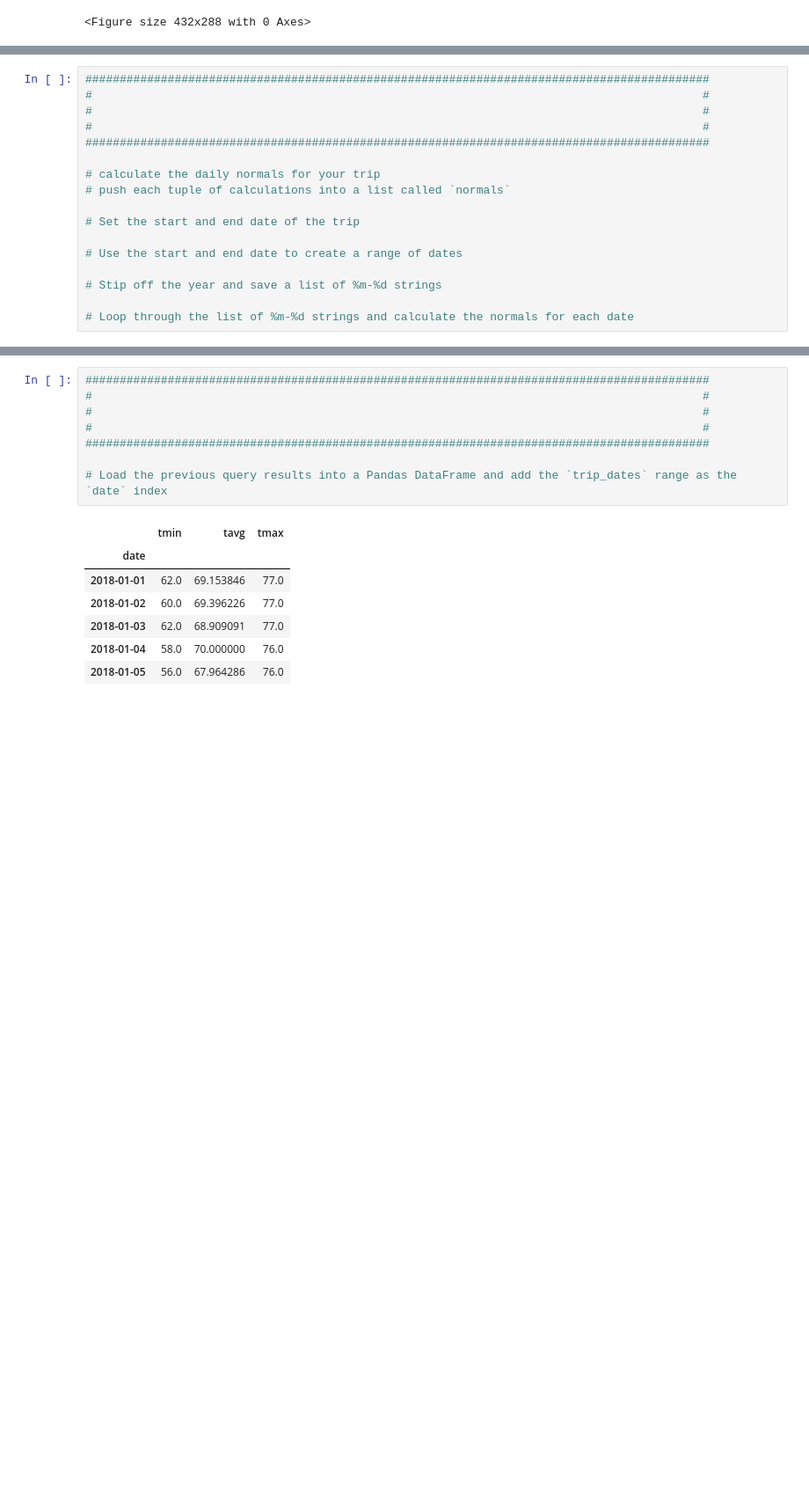
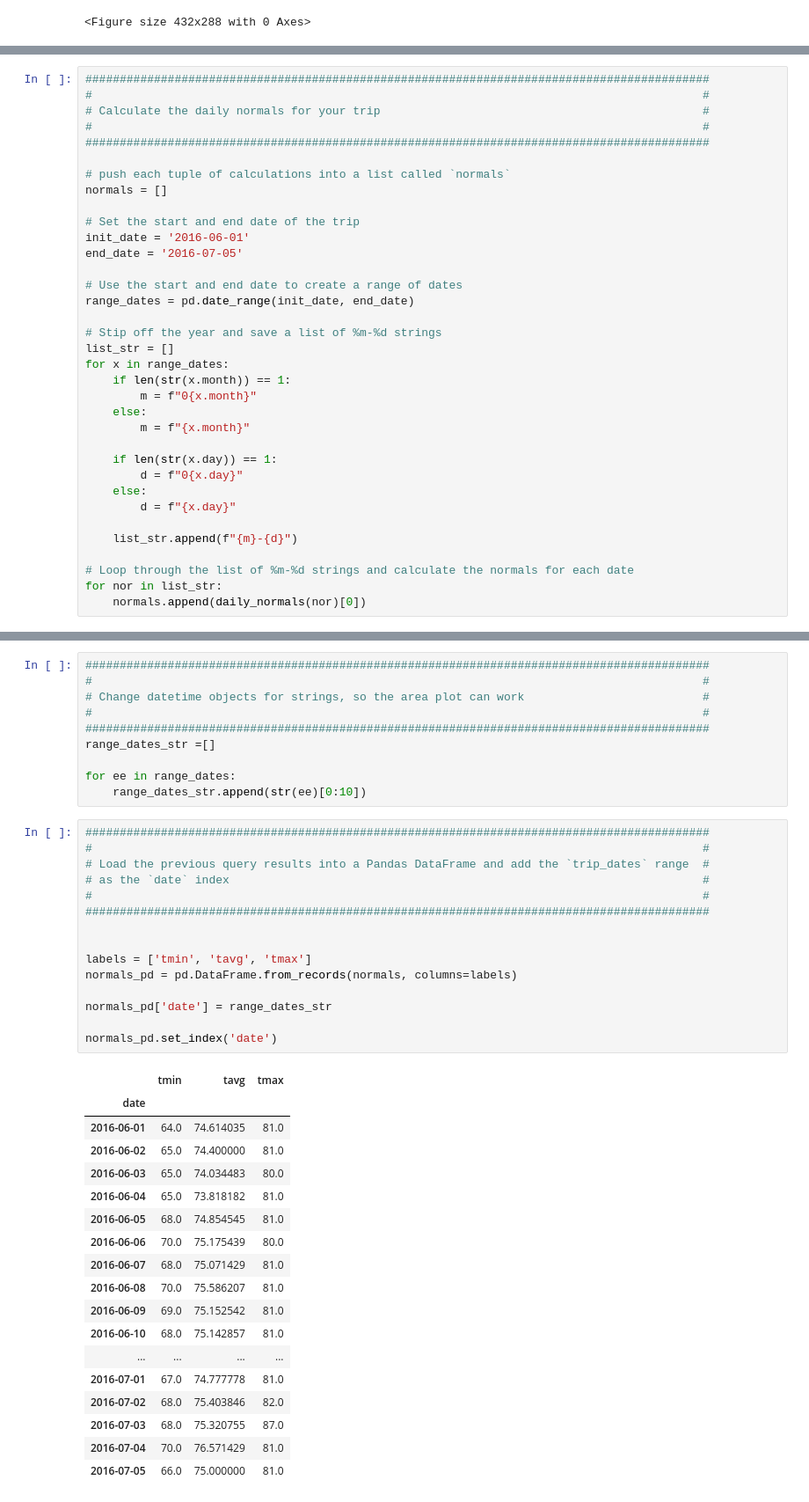
Before and after one commit to sancininea/sqlalchemy-challenge, a Jupyter notebook: climate_starter.ipynb, the cells around one changed output, grey strips where cells are left out. Shown: that part at 88% size. Drawn from its saved outputs; the diff is of its cells as text; blank space fills up the shorter version.

```diff
--- a/climate_starter.ipynb
+++ b/climate_starter.ipynb
@@ -325,18 +545,36 @@ daily_normals("01-01")
 # %%
 ###########################################################################################
 #                                                                                         #
-#                                                                                         #
+# Calculate the daily normals for your trip                                               #
 #                                                                                         #
 ###########################################################################################
 
-# calculate the daily normals for your trip
 # push each tuple of calculations into a list called `normals`
+normals = []
 
 # Set the start and end date of the trip
+init_date = '2016-06-01'
+end_date = '2016-07-05'
 
 # Use the start and end date to create a range of dates
+range_dates = pd.date_range(init_date, end_date)
 
 # Stip off the year and save a list of %m-%d strings
+list_str = []
+for x in range_dates:
+    if len(str(x.month)) == 1:
+        m = f"0{x.month}"
+    else:
+        m = f"{x.month}"
+
+    if len(str(x.day)) == 1:
+        d = f"0{x.day}"
+    else:
+        d = f"{x.day}"
+
+    list_str.append(f"{m}-{d}")
 
 # Loop through the list of %m-%d strings and calculate the normals for each date
+for nor in list_str:
+    normals.append(daily_normals(nor)[0])
 # %% [output]
@@ -350,19 +598,47 @@ daily_normals("01-01")
+# %%
+###########################################################################################
+#                                                                                         #
+# Change datetime objects for strings, so the area plot can work                          #
+#                                                                                         #
+###########################################################################################
+range_dates_str =[]
+
+for ee in range_dates:
+    range_dates_str.append(str(ee)[0:10])
 # %%
 ###########################################################################################
 #                                                                                         #
-#                                                                                         #
+# Load the previous query results into a Pandas DataFrame and add the `trip_dates` range  #
+# as the `date` index                                                                     #
 #                                                                                         #
 ###########################################################################################
 
-# Load the previous query results into a Pandas DataFrame and add the `trip_dates` range as the `date` index
+
+labels = ['tmin', 'tavg', 'tmax']
+normals_pd = pd.DataFrame.from_records(normals, columns=labels)
+
+normals_pd['date'] = range_dates_str
+
+normals_pd.set_index('date')
 # %% [output]
 |  | tmin | tavg | tmax |
 | date |  |  |  |
-| 2018-01-01 | 62.0 | 69.153846 | 77.0 |
-| 2018-01-02 | 60.0 | 69.396226 | 77.0 |
-| 2018-01-03 | 62.0 | 68.909091 | 77.0 |
-| 2018-01-04 | 58.0 | 70.000000 | 76.0 |
-| 2018-01-05 | 56.0 | 67.964286 | 76.0 |
+| 2016-06-01 | 64.0 | 74.614035 | 81.0 |
+| 2016-06-02 | 65.0 | 74.400000 | 81.0 |
+| 2016-06-03 | 65.0 | 74.034483 | 80.0 |
+| 2016-06-04 | 65.0 | 73.818182 | 81.0 |
+| 2016-06-05 | 68.0 | 74.854545 | 81.0 |
+| 2016-06-06 | 70.0 | 75.175439 | 80.0 |
+| 2016-06-07 | 68.0 | 75.071429 | 81.0 |
+| 2016-06-08 | 70.0 | 75.586207 | 81.0 |
+| 2016-06-09 | 69.0 | 75.152542 | 81.0 |
+| 2016-06-10 | 68.0 | 75.142857 | 81.0 |
+| ... | ... | ... | ... |
+| 2016-07-01 | 67.0 | 74.777778 | 81.0 |
+| 2016-07-02 | 68.0 | 75.403846 | 82.0 |
+| 2016-07-03 | 68.0 | 75.320755 | 87.0 |
+| 2016-07-04 | 70.0 | 76.571429 | 81.0 |
+| 2016-07-05 | 66.0 | 75.000000 | 81.0 |
 # %%
 ###########################################################################################
 #                                                                                         #
```
Also changed, not shown: parts of 16 cells of this notebook, 2 other files.
